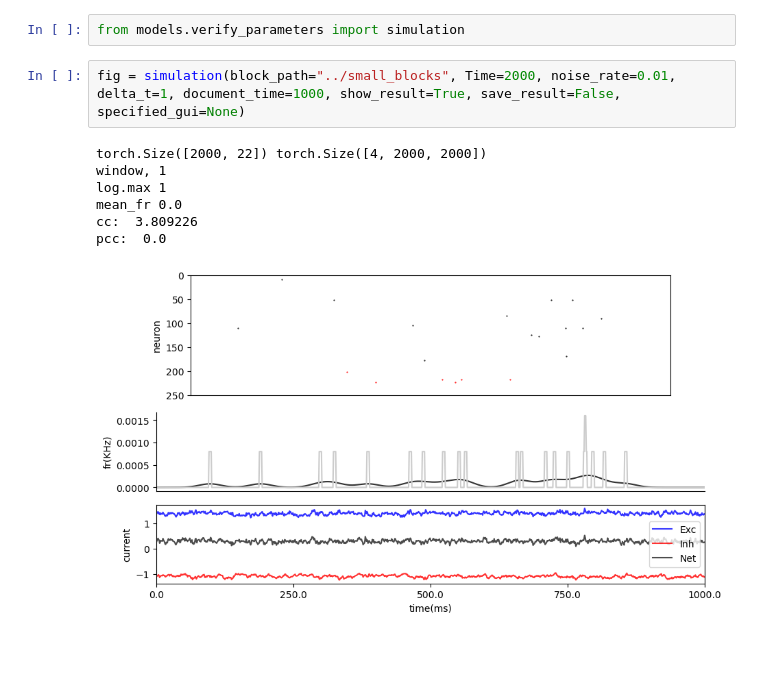
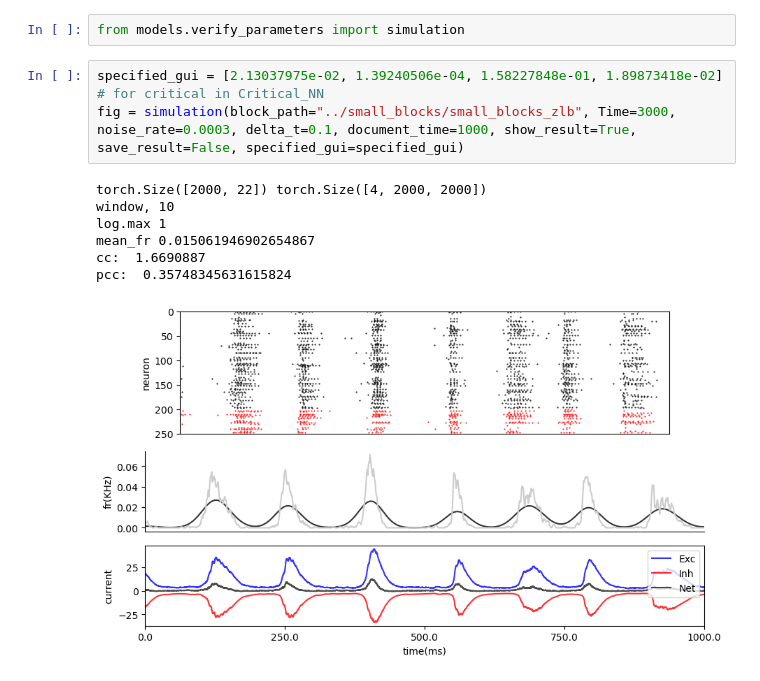
Before and after one commit to yeyeleijun/Digital_twin_brain, a Jupyter notebook: notebook/verify_parameters.ipynb, the cells around one changed output. Cells and saved outputs as stored; diff of their text form; blank space fills up the shorter version.

Commit message:
delete noise_rate=noise_rate*delta_t in block.py and verify_parameters.py

```diff
--- a/notebook/verify_parameters.ipynb
+++ b/notebook/verify_parameters.ipynb
@@ -1,12 +1,13 @@
 # %%
 from models.verify_parameters import simulation
 # %%
-fig = simulation(block_path="../small_blocks", Time=2000, noise_rate=0.01, delta_t=1, document_time=1000, show_result=True, save_result=False, specified_gui=None)
+specified_gui = [2.13037975e-02, 1.39240506e-04, 1.58227848e-01, 1.89873418e-02]  # for critical in Critical_NN
+fig = simulation(block_path="../small_blocks/small_blocks_zlb", Time=3000, noise_rate=0.0003, delta_t=0.1, document_time=1000, show_result=True, save_result=False, specified_gui=specified_gui)
 # %% [output]
 torch.Size([2000, 22]) torch.Size([4, 2000, 2000])
-window, 1
+window, 10
 log.max 1
-mean_fr 0.0
-cc:  3.809226
-pcc:  0.0
+mean_fr 0.015061946902654867
+cc:  1.6690887
+pcc:  0.35748345631615824
-[figure, old version]
+[figure, new version]
```
Also changed, not shown: 3 other files.
